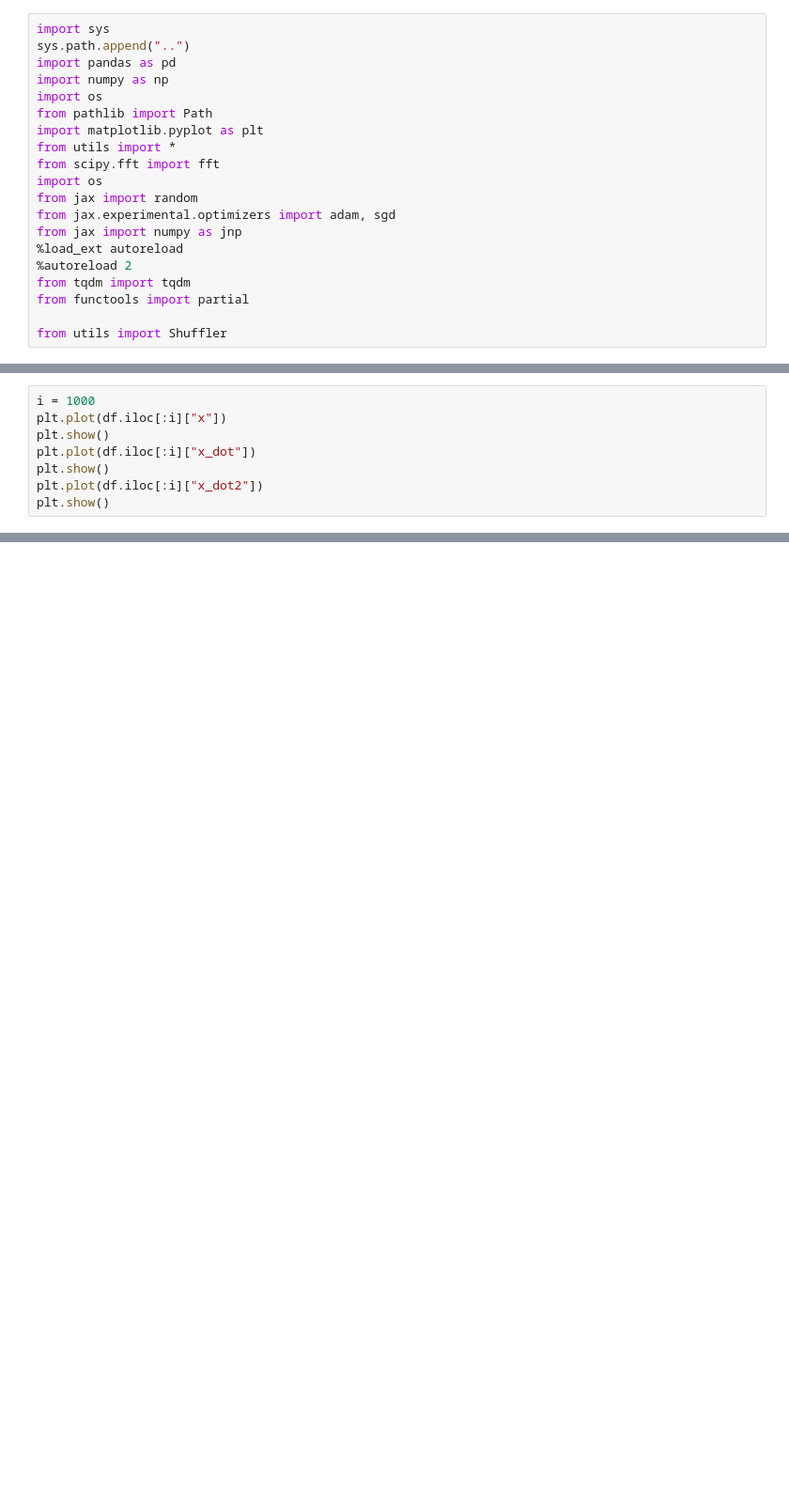
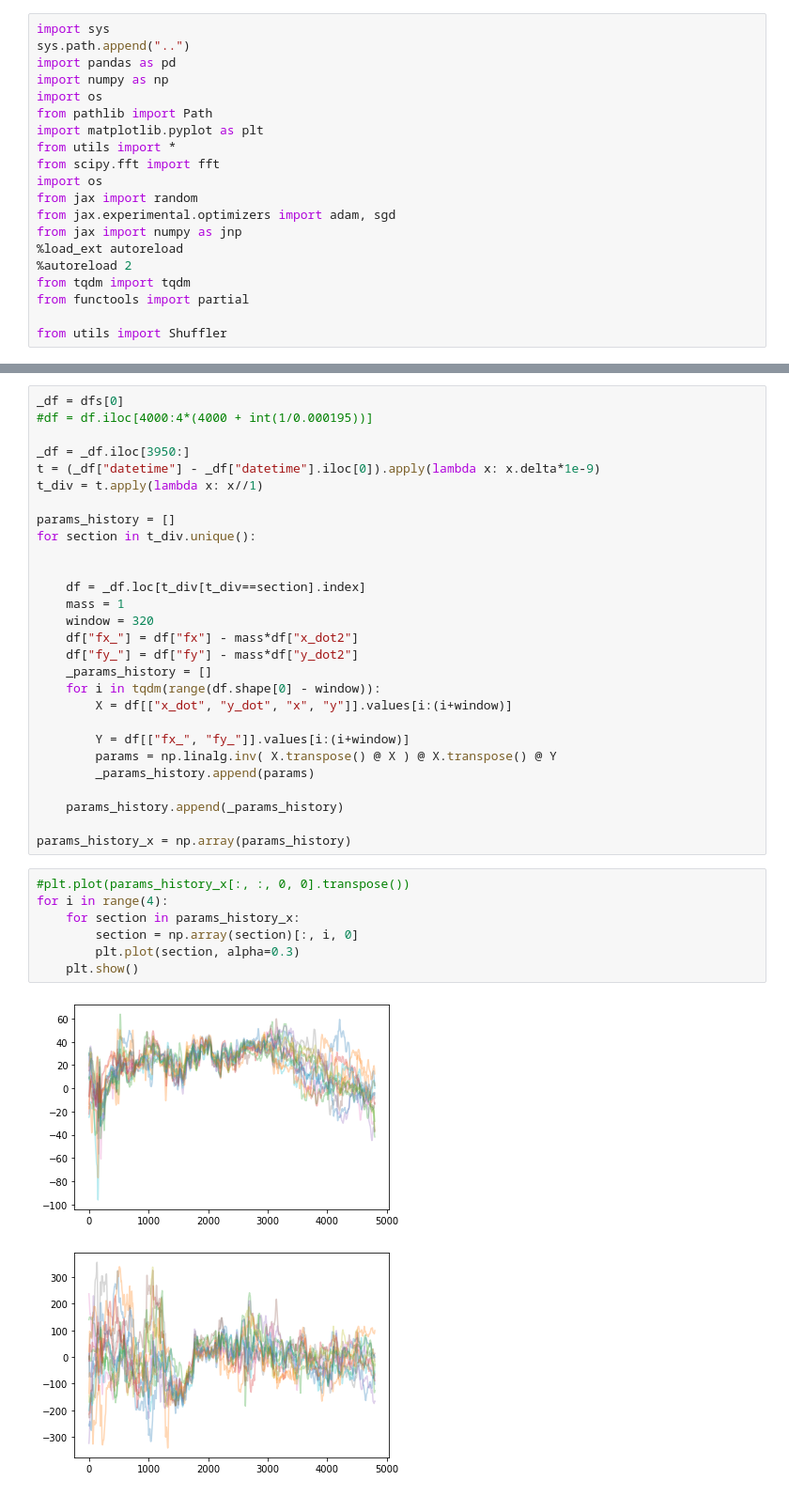
Before and after one commit to felipeangelimvieira/seal_parameter_identification, a Jupyter notebook: draft-notebooks/prepare_data_linear_reg_sweep.ipynb, the cells around one changed output, grey strips where cells are left out. Shown at 94% size. Saved outputs shown, nothing was run; the diff lists cells and outputs as text; blank space fills up the shorter version.

```diff
--- a/draft-notebooks/prepare_data_linear_reg_sweep.ipynb
+++ b/draft-notebooks/prepare_data_linear_reg_sweep.ipynb
@@ -278,8 +110,0 @@ for i in range(params_history.shape[1]):
-# %%
-i = 1000
-plt.plot(df.iloc[:i]["x"])
-plt.show()
-plt.plot(df.iloc[:i]["x_dot"])
-plt.show()
-plt.plot(df.iloc[:i]["x_dot2"])
-plt.show()
@@ -588,0 +120,38 @@ plt.plot(jnp.squeeze(res[0][: 1201]))
+# %%
+_df = dfs[0]
+#df = df.iloc[4000:4*(4000 + int(1/0.000195))]
+
+_df = _df.iloc[3950:]
+t = (_df["datetime"] - _df["datetime"].iloc[0]).apply(lambda x: x.delta*1e-9)
+t_div = t.apply(lambda x: x//1)
+
+params_history = []
+for section in t_div.unique():
+
+
+    df = _df.loc[t_div[t_div==section].index]
+    mass = 1
+    window = 320
+    df["fx_"] = df["fx"] - mass*df["x_dot2"]
+    df["fy_"] = df["fy"] - mass*df["y_dot2"]
+    _params_history = []
+    for i in tqdm(range(df.shape[0] - window)):
+        X = df[["x_dot", "y_dot", "x", "y"]].values[i:(i+window)]
+
+        Y = df[["fx_", "fy_"]].values[i:(i+window)]
+        params = np.linalg.inv( X.transpose() @ X ) @ X.transpose() @ Y
+        _params_history.append(params)
+
+    params_history.append(_params_history)
+
+params_history_x = np.array(params_history)
+# %%
+#plt.plot(params_history_x[:, :, 0, 0].transpose())
+for i in range(4):
+    for section in params_history_x:
+        section = np.array(section)[:, i, 0]
+        plt.plot(section, alpha=0.3)
+    plt.show()
+# %% [output]
+[figure, added]
+[figure, added]
```
Also changed, not shown: parts of 54 cells of this notebook, 8 other files.
